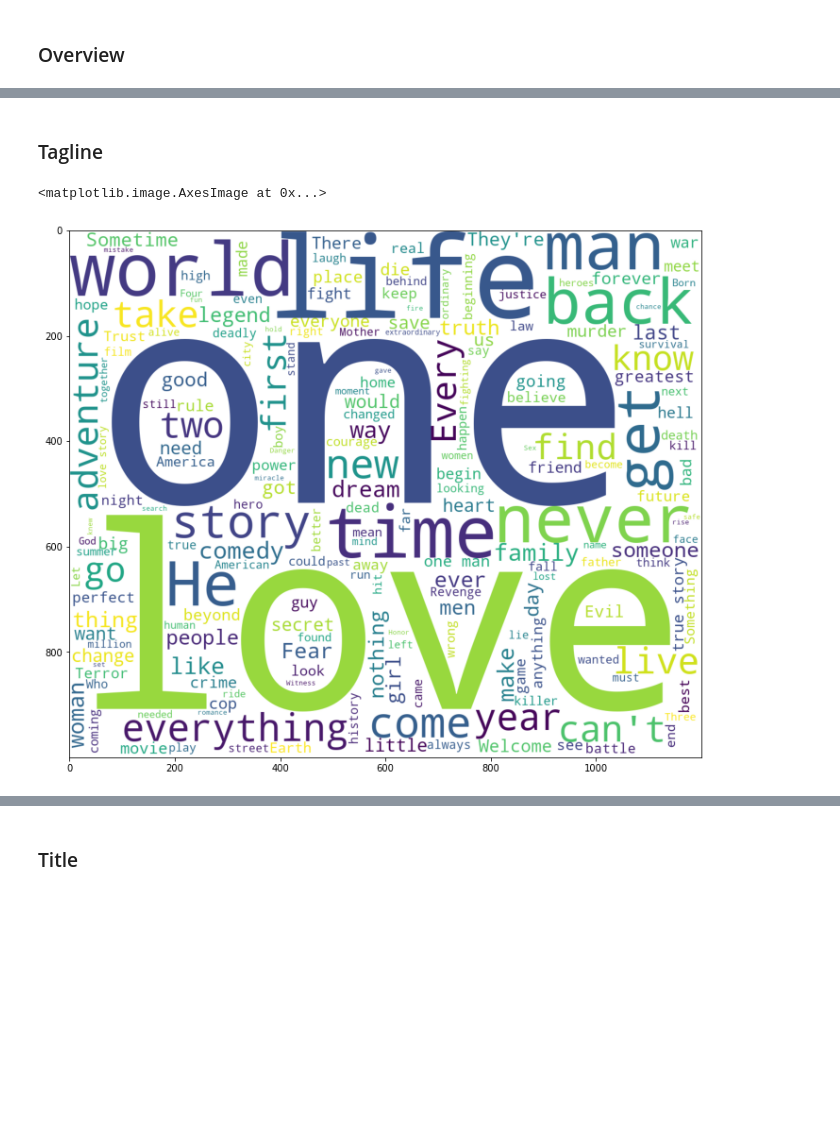
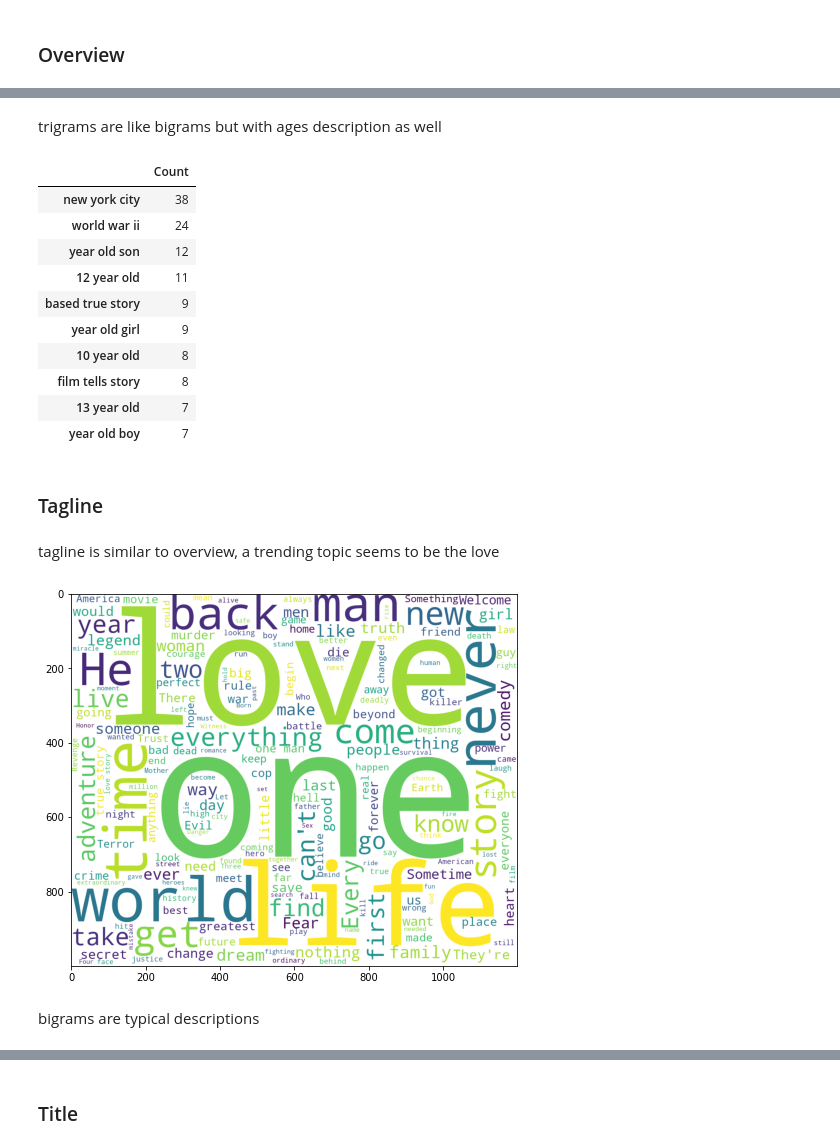
Before and after one commit to d0bando/Personal-Projects, a Jupyter notebook: Box_Office_Competition.ipynb, the cells around one changed output, grey strips where cells are left out. Cells and saved outputs as stored; diff of their text form; code cells hidden in the pictures; blank space fills up the shorter version.

```diff
--- a/Box_Office_Competition.ipynb
+++ b/Box_Office_Competition.ipynb
@@ -2018,0 +2027,6 @@ train[nlp_cols].head(1)
+# %%
+from wordcloud import WordCloud
+import nltk
+nltk.download('stopwords')
+from nltk.corpus import stopwords
+stopwords = stopwords.words('english')
@@ -2035,11 +2073,30 @@ plt.imshow(wc)
+# %% [markdown]
+trigrams are like bigrams but with ages description as well
+# %%
+get_firstn_ngrams(over_text,ngram_range=(3,3),stop_words=stopwords)
+# %% [output]
+|  | Count |
+| new york city | 38 |
+| world war ii | 24 |
+| year old son | 12 |
+| 12 year old | 11 |
+| based true story | 9 |
+| year old girl | 9 |
+| 10 year old | 8 |
+| film tells story | 8 |
+| 13 year old | 7 |
+| year old boy | 7 |
 # %% [markdown]
 ### Tagline
+# %% [markdown]
+tagline is similar to overview, a trending topic seems to be the love
 # %%
-text = " ".join(train.tagline.fillna(""))
+tag_text = " ".join(train.tagline.fillna(""))
 
-fig, ax = plt.subplots(figsize = (12, 12))
-wc = WordCloud(max_font_size=None, background_color='white', width=1200, height=1000,stopwords=stopw).generate(text)
-plt.imshow(wc)
+fig = plt.figure(figsize = (8, 8))
+wc = WordCloud(max_font_size=None, background_color='white', width=1200, height=1000,stopwords=stopwords).generate(tag_text)
+plt.imshow(wc);
 # %% [output]
-<matplotlib.image.AxesImage at 0x...>
-[figure, old version]
+[figure, new version]
+# %% [markdown]
+bigrams are typical descriptions
```
Also changed, not shown: parts of 59 cells of this notebook.
